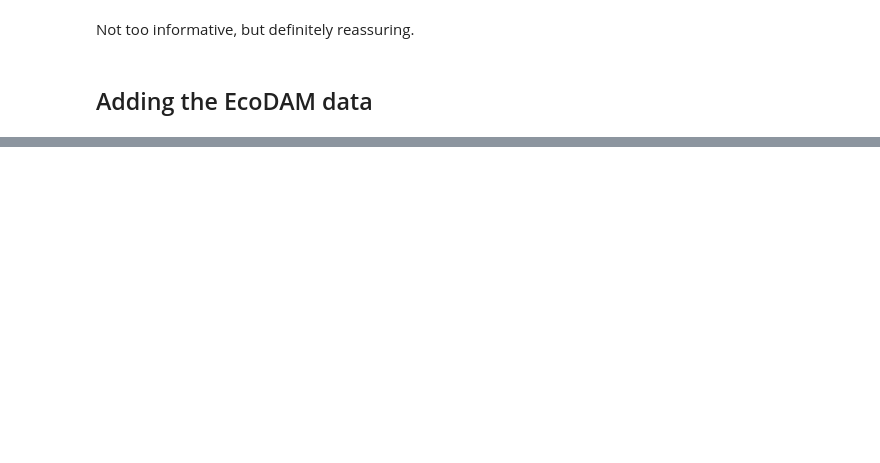
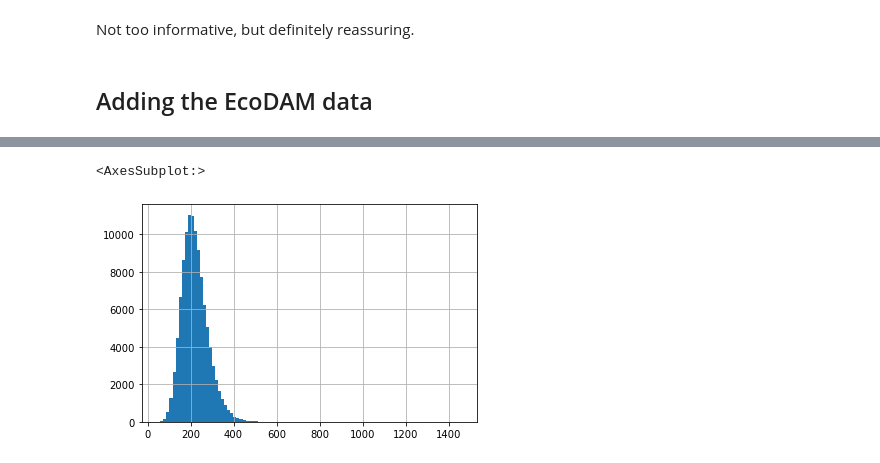
Before and after one commit to ebensteinLab/EcoDAM, a Jupyter notebook: notebooks/venn.ipynb, the cells around one changed output, grey strips where cells are left out. Cells and saved outputs as stored; diff of their text form; code cells hidden in the pictures; blank space fills up the shorter version.

```diff
--- a/notebooks/venn.ipynb
+++ b/notebooks/venn.ipynb
@@ -161,0 +287,5 @@ Not too informative, but definitely reassuring.
+# %%
+chromatin.groupby("chr").get_group("chr10").intensity.hist(bins=100)
+# %% [output]
+<AxesSubplot:>
+[figure, added]
```
Also changed, not shown: parts of 14 cells of this notebook, 2 other files.
